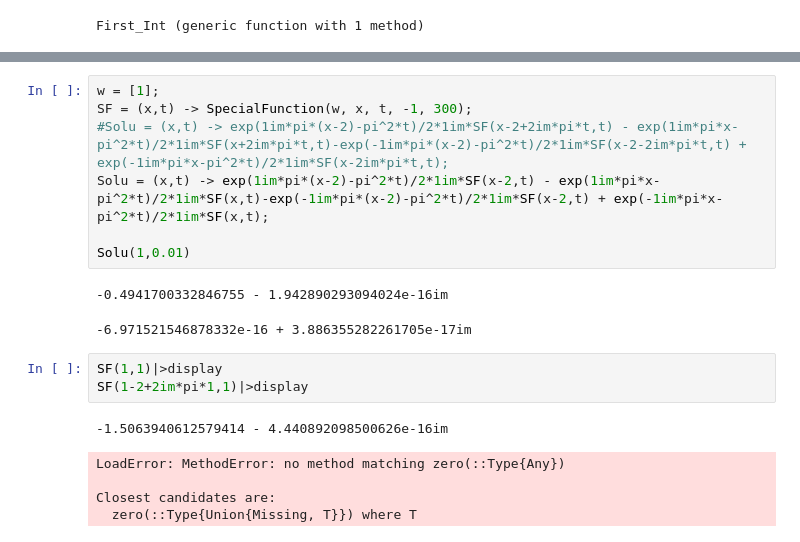
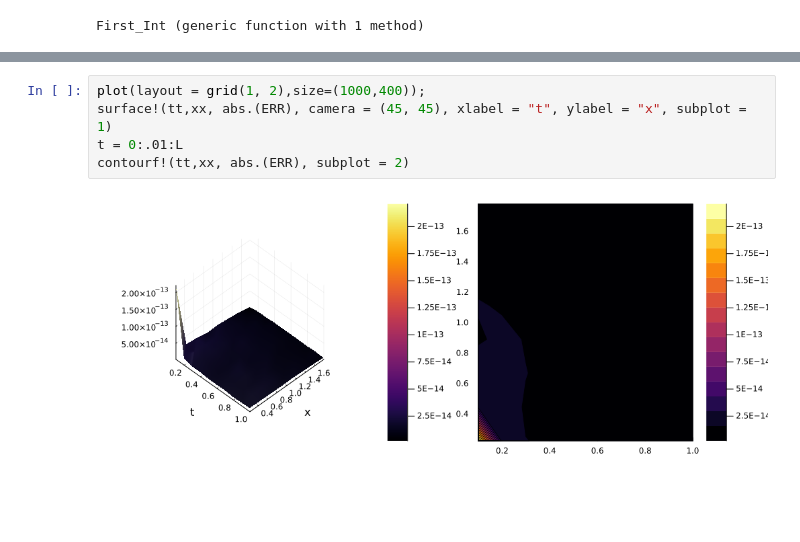
Before and after one commit to WietseVaes/NUTM-timestep, a Jupyter notebook: Memos/First Integral.ipynb, the cells around one changed output, grey strips where cells are left out. Saved outputs shown, nothing was run; the diff lists cells and outputs as text; blank space fills up the shorter version.

```diff
--- a/Memos/First Integral.ipynb
+++ b/Memos/First Integral.ipynb
@@ -124,19 +129,7 @@ Let's say we have that case where $L=2$ and $q=\sin(π x)$. We then have that $\
-# %%
-w = [1];
-SF = (x,t) -> SpecialFunction(w, x, t, -1, 300);
-#Solu = (x,t) -> exp(1im*pi*(x-2)-pi^2*t)/2*1im*SF(x-2+2im*pi*t,t) - exp(1im*pi*x-pi^2*t)/2*1im*SF(x+2im*pi*t,t)-exp(-1im*pi*(x-2)-pi^2*t)/2*1im*SF(x-2-2im*pi*t,t) + exp(-1im*pi*x-pi^2*t)/2*1im*SF(x-2im*pi*t,t);
-Solu = (x,t) -> exp(1im*pi*(x-2)-pi^2*t)/2*1im*SF(x-2,t) - exp(1im*pi*x-pi^2*t)/2*1im*SF(x,t)-exp(-1im*pi*(x-2)-pi^2*t)/2*1im*SF(x-2,t) + exp(-1im*pi*x-pi^2*t)/2*1im*SF(x,t);
-
-Solu(1,0.01)
-# %% [output]
--0.4941700332846755 - 1.942890293094024e-16im
--6.971521546878332e-16 + 3.886355282261705e-17im
-# %%
-SF(1,1)|>display
-SF(1-2+2im*pi*1,1)|>display
-# %% [output]
--1.5063940612579414 - 4.440892098500626e-16im
-LoadError: MethodError: no method matching zero(::Type{Any})
-
-Closest candidates are:
-  zero(::Type{Union{Missing, T}}) where T
+# %%
+plot(layout = grid(1, 2),size=(1000,400));
+surface!(tt,xx, abs.(ERR), camera = (45, 45), xlabel = "t", ylabel = "x", subplot = 1)
+t = 0:.01:L
+contourf!(tt,xx, abs.(ERR), subplot = 2)
+# %% [output]
+[figure, added]
```
Also changed, not shown: parts of 7 cells of this notebook.
